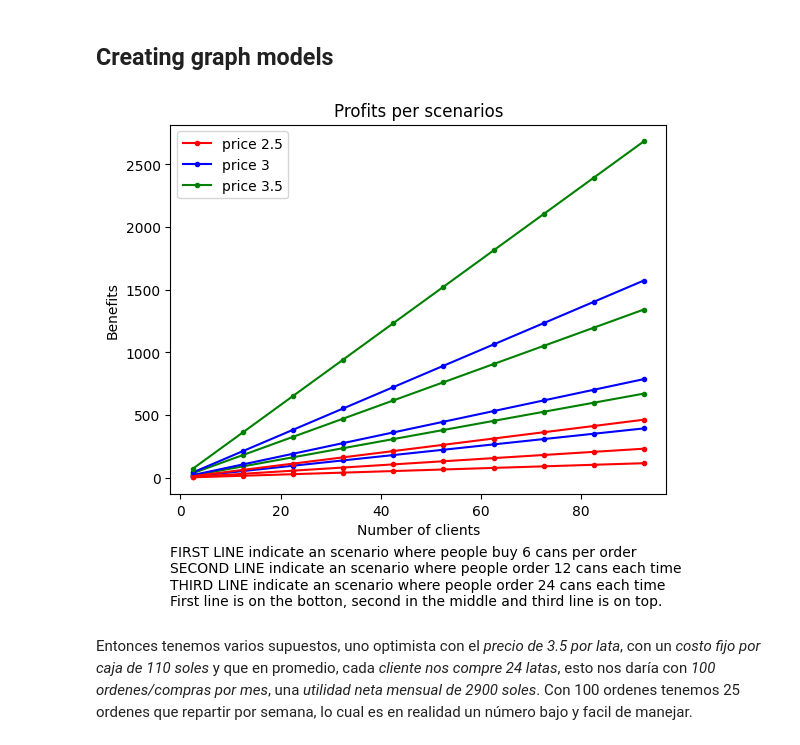
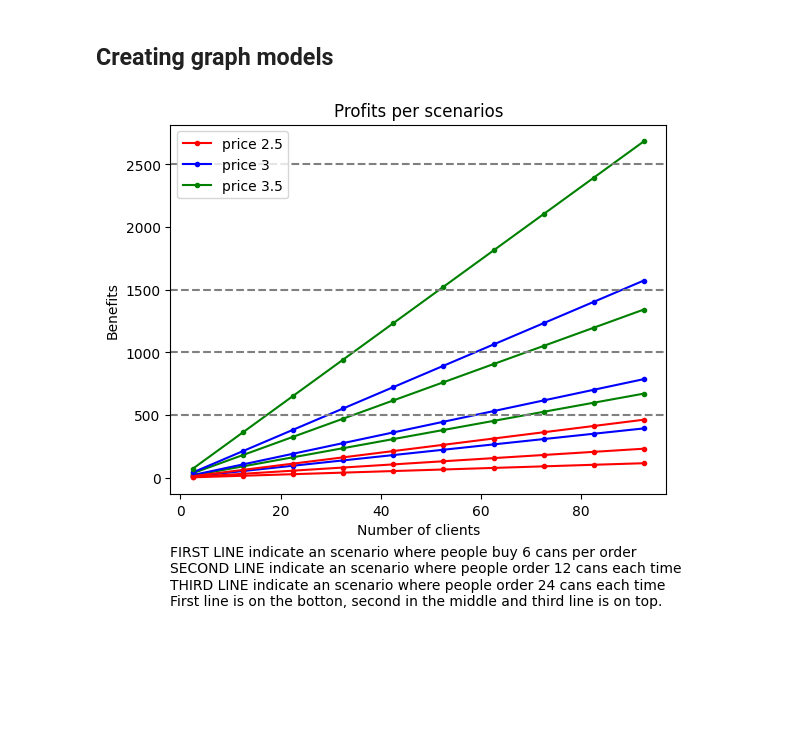
Before and after one commit to chopper210397/Lydemar, a Jupyter notebook: eda_lima_business_case.ipynb, the cells around one changed output. Drawn from its saved outputs; the diff is of its cells as text; code cells hidden in the pictures; blank space fills up the shorter version.

```diff
--- a/eda_lima_business_case.ipynb
+++ b/eda_lima_business_case.ipynb
@@ -34,33 +34,34 @@ number_clients = np.arange(prices[0], 100 , 10)
 # %%
 
 # now that we have the tree scenarios, we can plot tree lines depending if the price is low, medium or high
 # 6 cans per order
 plt.plot(number_clients, benefit(number_clients , 0 , 0) , marker="." , color = 'red' , label = 'price 2.5' )
 plt.plot(number_clients, benefit(number_clients , 1 , 0) , marker="." , color = 'blue' , label = 'price 3'  )
 plt.plot(number_clients, benefit(number_clients , 2 , 0) , marker="." , color = 'green', label = 'price 3.5'  )
 
 # 12 cans per order
 plt.plot(number_clients, benefit(number_clients , 0 , 1) , marker="." , color = 'red'  )
 plt.plot(number_clients, benefit(number_clients , 1 , 1) , marker="." , color = 'blue' )
 plt.plot(number_clients, benefit(number_clients , 2 , 1) , marker="." , color = 'green' )
 
 # 24 cans per order
 plt.plot(number_clients, benefit(number_clients , 0 , 2) , marker="." , color = 'red'  )
 plt.plot(number_clients, benefit(number_clients , 1 , 2) , marker="." , color = 'blue' )
 plt.plot(number_clients, benefit(number_clients , 2 , 2) , marker="." , color = 'green' )
 
 
 plt.xlabel("Number of clients")
 plt.ylabel("Benefits")
 plt.title("Profits per scenarios")
 plt.legend()
 plt.annotate('FIRST LINE indicate an scenario where people buy 6 cans per order' +
              '\nSECOND LINE indicate an scenario where people order 12 cans each time' +
              '\nTHIRD LINE indicate an scenario where people order 24 cans each time' +
              '\nFirst line is on the botton, second in the middle and third line is on top.', xy = (0, -0.3), xycoords='axes fraction')
+plt.axhline(y = 500, color = 'gray', linestyle = 'dashed')
+plt.axhline(y = 1000, color = 'gray', linestyle = 'dashed')
+plt.axhline(y = 1500, color = 'gray', linestyle = 'dashed')
+plt.axhline(y = 2500, color = 'gray', linestyle = 'dashed')
 plt.show()
 # %% [output]
-[figure, old version]
+[figure, new version]
-# %% [markdown]
-Entonces tenemos varios supuestos, uno optimista con el *precio de 3.5 por lata*, con un *costo fijo por caja de 110 soles* y que en promedio, cada *cliente nos compre 24 latas*,
-esto nos daría con *100 ordenes/compras por mes*, una *utilidad neta mensual de 2900 soles*. Con 100 ordenes tenemos 25 ordenes que repartir por semana, lo cual es en realidad un número bajo y facil de manejar.
```
Also changed, not shown: parts of 1 cell of this notebook.
